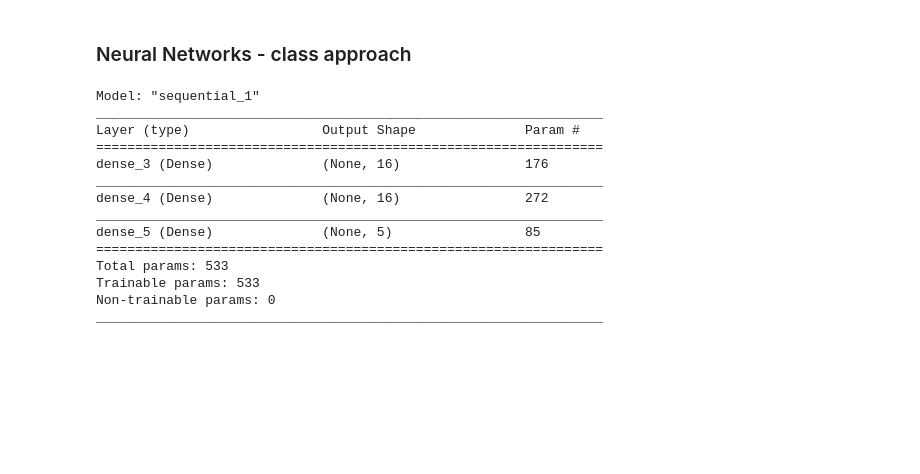
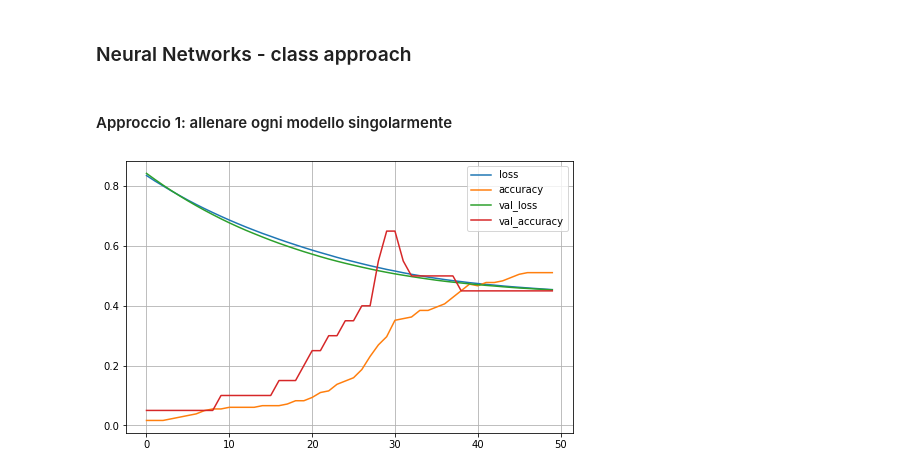
Before and after one commit to pierpaolododorico/five_personalities, a Jupyter notebook: notebook_project.ipynb, the cells around one changed output. Saved outputs shown, nothing was run; the diff lists cells and outputs as text; code cells hidden in the pictures; blank space fills up the shorter version.

```diff
--- a/notebook_project.ipynb
+++ b/notebook_project.ipynb
@@ -583,23 +589,22 @@ for i in range(x_real_test.shape[1]):
+# %% [markdown]
+#### Approccio 1: allenare ogni modello singolarmente
 # %%
-model = tf.keras.models.Sequential([
+tf.random.set_seed(42)
+
+model_1 = tf.keras.models.Sequential([
     tf.keras.Input(shape=(10,)),
     tf.keras.layers.Dense(16, activation="relu"),
     tf.keras.layers.Dense(16, activation="relu"),
     tf.keras.layers.Dense(5, activation="softmax")
 ])
-model.summary()
+
+model_1.compile(loss="binary_crossentropy",
+                optimizer=tf.keras.optimizers.Adam(learning_rate=1e-4),
+                metrics=["accuracy"])
+
+history_1 = model_1.fit(x_fake_smalltrain, x_real_smalltrain_encoded[0], epochs=50,
+                    validation_data=(x_fake_val, x_real_val_encoded[0]), verbose=False)
+
+plot_learning_acc_and_loss(history_1)
 # %% [output]
-Model: "sequential_1"
-_________________________________________________________________
-Layer (type)                 Output Shape              Param #
-=================================================================
-dense_3 (Dense)              (None, 16)                176
-_________________________________________________________________
-dense_4 (Dense)              (None, 16)                272
-_________________________________________________________________
-dense_5 (Dense)              (None, 5)                 85
-=================================================================
-Total params: 533
-Trainable params: 533
-Non-trainable params: 0
-_________________________________________________________________
+[figure, added]
```
Also changed, not shown: parts of 22 cells of this notebook.
